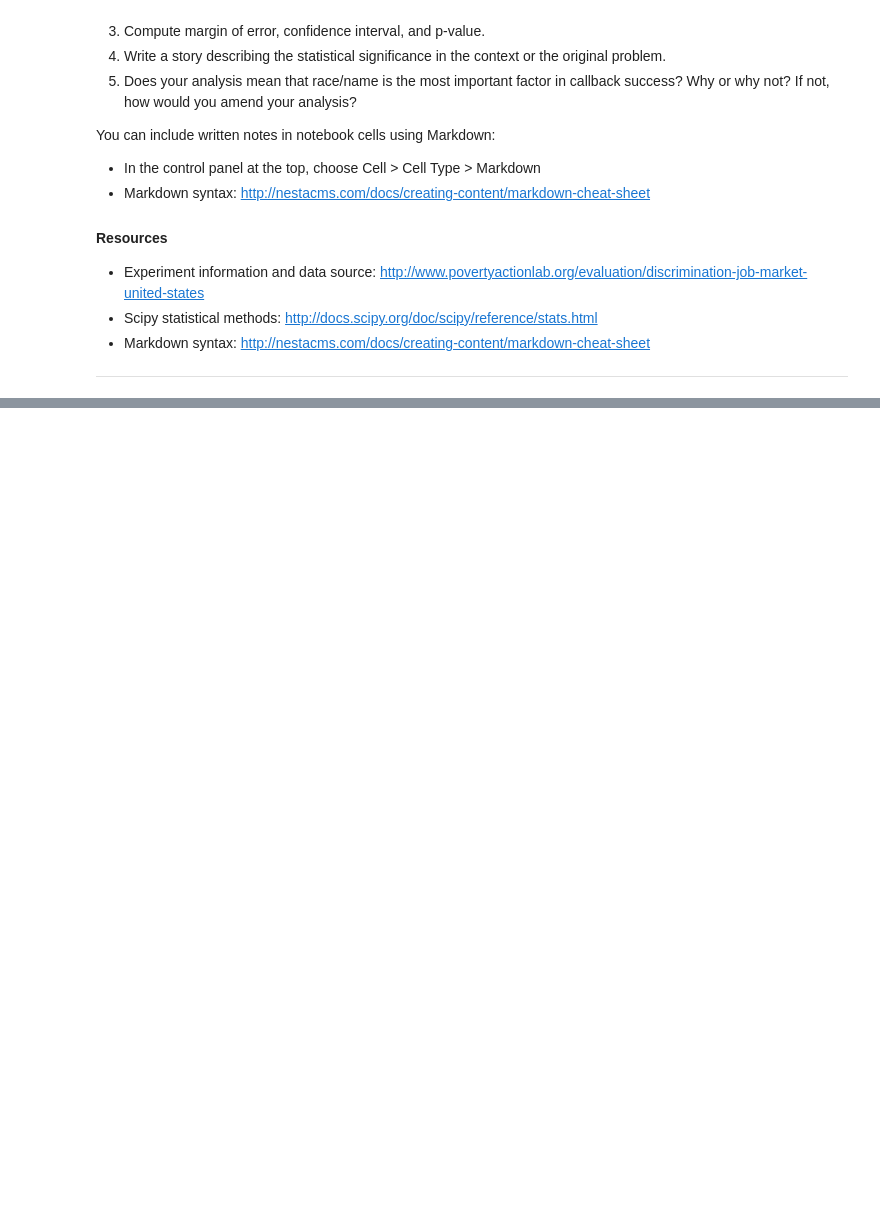
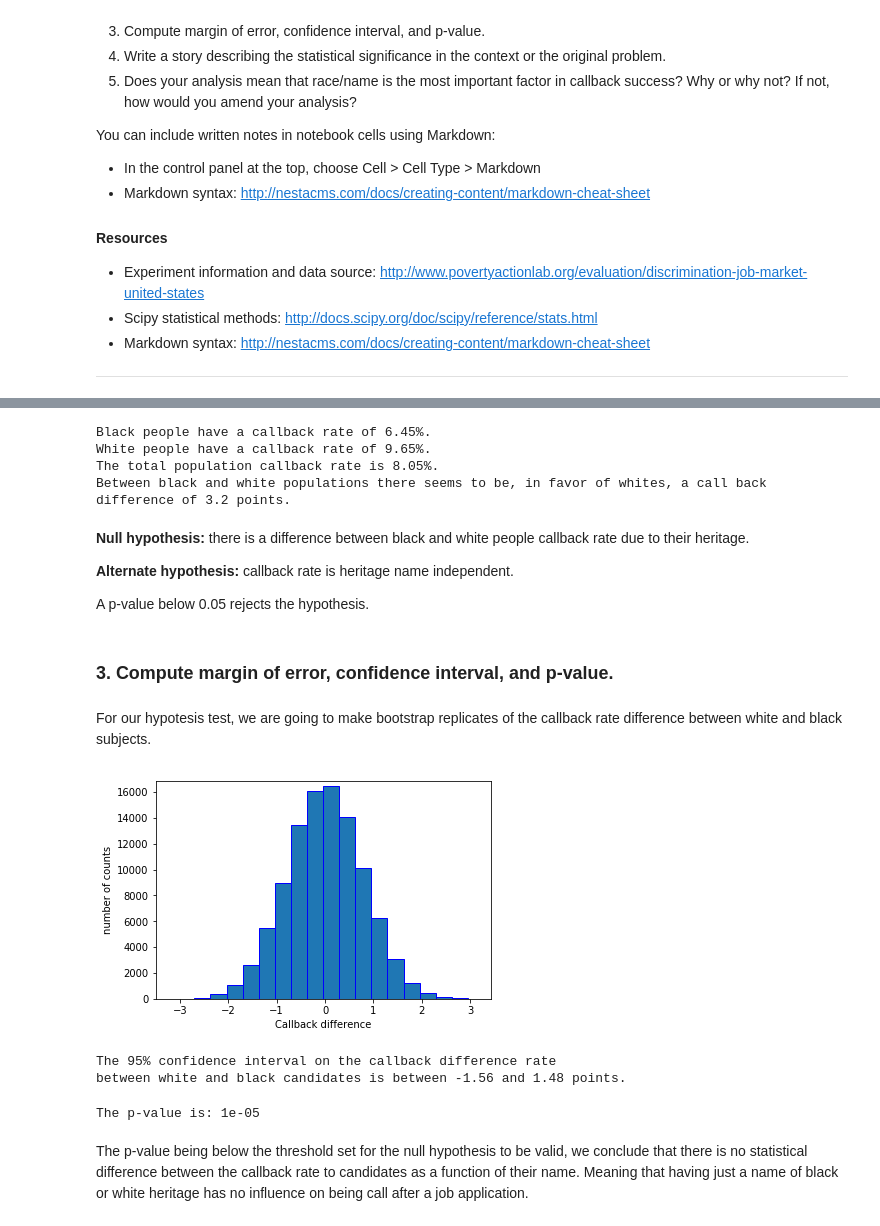
Before and after one commit to pdagger/Springboard_Data_Science, a Jupyter notebook: Inferential_statistics/racial_disc/sliderule_dsi_inferential_statistics_exercise_2.ipynb, the cells around one changed output, grey strips where cells are left out. Cells and saved outputs as stored; diff of their text form; code cells hidden in the pictures; blank space fills up the shorter version.

```diff
--- a/Inferential_statistics/racial_disc/sliderule_dsi_inferential_statistics_exercise_2.ipynb
+++ b/Inferential_statistics/racial_disc/sliderule_dsi_inferential_statistics_exercise_2.ipynb
@@ -43,0 +114,73 @@ data.head()
+# %%
+# ratio of callbacks for each heritage
+
+call_b = np.sum(data[data.race=='b'].call) / len(data[data.race=='b'])
+call_w = np.sum(data[data.race=='w'].call) / len(data[data.race=='w'])
+call_diff = call_w - call_b
+call_all = np.sum(data.call) / len(data)
+print("Black people have a callback rate of {:.3}%.\nWhite people have a callback rate of {:.3}%."\
+      .format(call_b*100, call_w*100))
+print("The total population callback rate is {:.3}%.".format(call_all*100))
+print("Between black and white populations there seems to be, in favor of whites, \
+a call back difference of {:.3} points.".format(call_diff*100))
+# %% [output]
+Black people have a callback rate of 6.45%.
+White people have a callback rate of 9.65%.
+The total population callback rate is 8.05%.
+Between black and white populations there seems to be, in favor of whites, a call back difference of 3.2 points.
+# %% [markdown]
+**Null hypothesis:** there is a difference between black and white people callback rate due to their heritage.
+
+**Alternate hypothesis:** callback rate is heritage name independent.
+
+A p-value below 0.05 rejects the hypothesis.
+# %% [markdown]
+### 3. Compute margin of error, confidence interval, and p-value.
+# %% [markdown]
+For our hypotesis test, we are going to make bootstrap replicates of the callback rate difference between white and black subjects.
+# %%
+#Black callback vector
+b_vec = data[data.race=='b'].call
+#White callback vector
+w_vec = data[data.race=='w'].call
+#Concatenation
+all_vec = np.concatenate((b_vec, w_vec))
+#100000 bootstrap replicates
+n = 100000 # number of bootstraps replicates
+bs_rep = np.empty(n)
+for i in range(n):
+    permut = np.random.permutation(all_vec)
+    #re-assign to black and white
+    new_b = permut[:len(b_vec)]
+    new_w = permut[len(b_vec):]
+    #new call back rates
+    b_rate = np.sum(new_b) / len(new_b)
+    w_rate = np.sum(new_w) / len(new_w)
+    #difference
+    bs_rep[i] = w_rate - b_rate
+# %%
+import matplotlib.pyplot as plt
+#histogram plot of the replicates
+_ = plt.hist(bs_rep*100, bins=20, edgecolor='b')
+_ = plt.xlabel('Callback difference')
+_ = plt.ylabel('number of counts')
+plt.margins(0.02)
+plt.show()
+# %% [output]
+[figure, added]
+# %%
+#95% confdence interval
+inter_95 = np.percentile(bs_rep, [2.5, 97.5])
+print("The 95% confidence interval on the callback difference rate \nbetween white and black candidates \
+is between {:.3} and {:.3} points.".format(inter_95[0]*100, inter_95[1]*100))
+# %% [output]
+The 95% confidence interval on the callback difference rate
+between white and black candidates is between -1.56 and 1.48 points.
+# %%
+#p-value
+p = np.sum(bs_rep >= call_diff) / len(bs_rep)
+print("The p-value is: {:.6}".format(p))
+# %% [output]
+The p-value is: 1e-05
+# %% [markdown]
+The p-value being below the threshold set for the null hypothesis to be valid, we conclude that there is no statistical difference between the callback rate to candidates as a function of their name. Meaning that having just a name of black or white heritage has no influence on being call after a job application.
```
Also changed, not shown: parts of 17 cells of this notebook.
